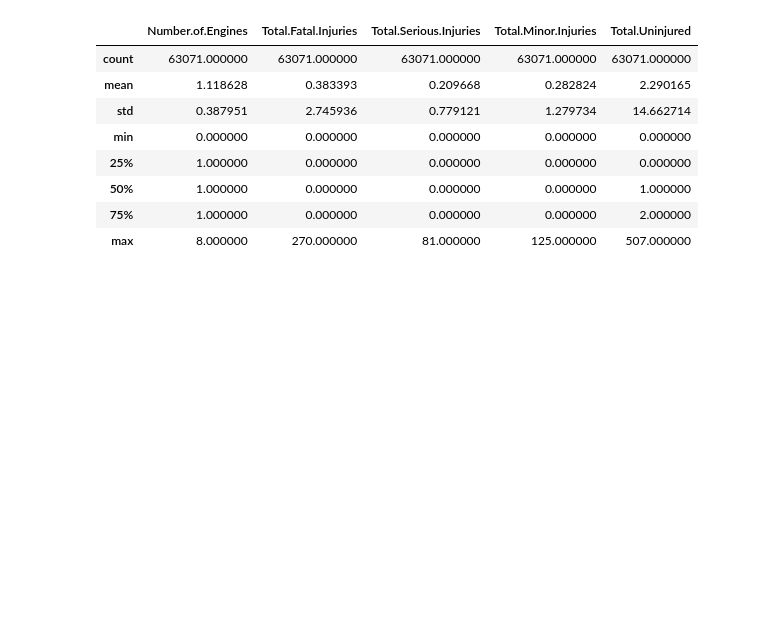
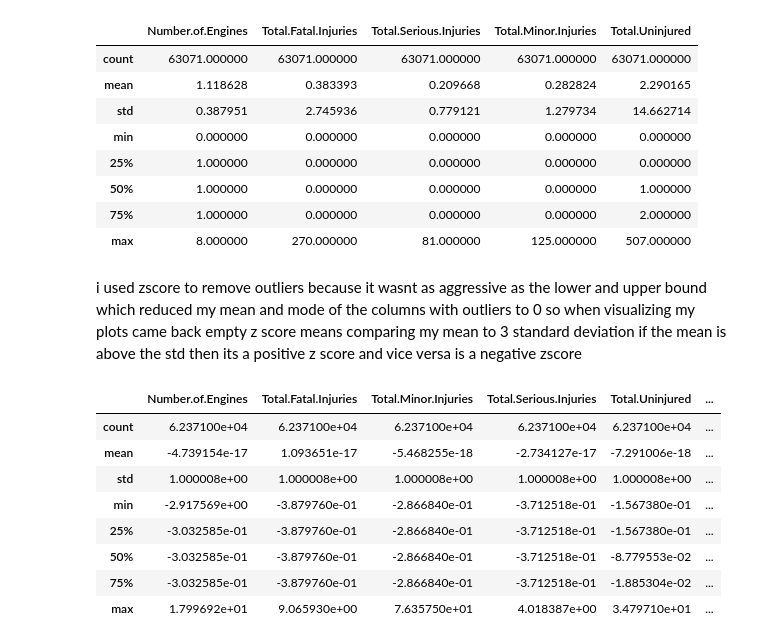
Before and after one commit to justicee-dev/maureen_phase1-project, a Jupyter notebook: maureen's_project.ipynb, the cells around one changed output. Saved outputs shown, nothing was run; the diff lists cells and outputs as text; code cells hidden in the pictures; blank space fills up the shorter version.

```diff
--- a/maureen's_project.ipynb
+++ b/maureen's_project.ipynb
@@ -284,0 +297,3 @@ df_cleaned=df[~((df < lower_bound ) | (df > upper_bound)).any(axis=1)]
+# %% [markdown]
+i used zscore to remove outliers because it wasnt as aggressive as the lower and upper bound which reduced my mean and mode of the columns with outliers to 0 so when visualizing my plots came back empty
+z score means comparing my mean to 3 standard deviation if the mean is above the std then its a positive z score and vice versa is a negative zscore
@@ -284,0 +304,12 @@ df_cleaned=df[~((df < lower_bound ) | (df > upper_bound)).any(axis=1)]
+# %%
+df_zscore.describe()#this helps to show if the outliers have been removed
+# %% [output]
+|  | Number.of.Engines | Total.Fatal.Injuries | Total.Minor.Injuries | Total.Serious.Injuries | Total.Uninjured | ... |
+| count | 6.237100e+04 | 6.237100e+04 | 6.237100e+04 | 6.237100e+04 | 6.237100e+04 | ... |
+| mean | -4.739154e-17 | 1.093651e-17 | -5.468255e-18 | -2.734127e-17 | -7.291006e-18 | ... |
+| std | 1.000008e+00 | 1.000008e+00 | 1.000008e+00 | 1.000008e+00 | 1.000008e+00 | ... |
+| min | -2.917569e+00 | -3.879760e-01 | -2.866840e-01 | -3.712518e-01 | -1.567380e-01 | ... |
+| 25% | -3.032585e-01 | -3.879760e-01 | -2.866840e-01 | -3.712518e-01 | -1.567380e-01 | ... |
+| 50% | -3.032585e-01 | -3.879760e-01 | -2.866840e-01 | -3.712518e-01 | -8.779553e-02 | ... |
+| 75% | -3.032585e-01 | -3.879760e-01 | -2.866840e-01 | -3.712518e-01 | -1.885304e-02 | ... |
+| max | 1.799692e+01 | 9.065930e+00 | 7.635750e+01 | 4.018387e+00 | 3.479710e+01 | ... |
```
Also changed, not shown: parts of 68 cells of this notebook.
